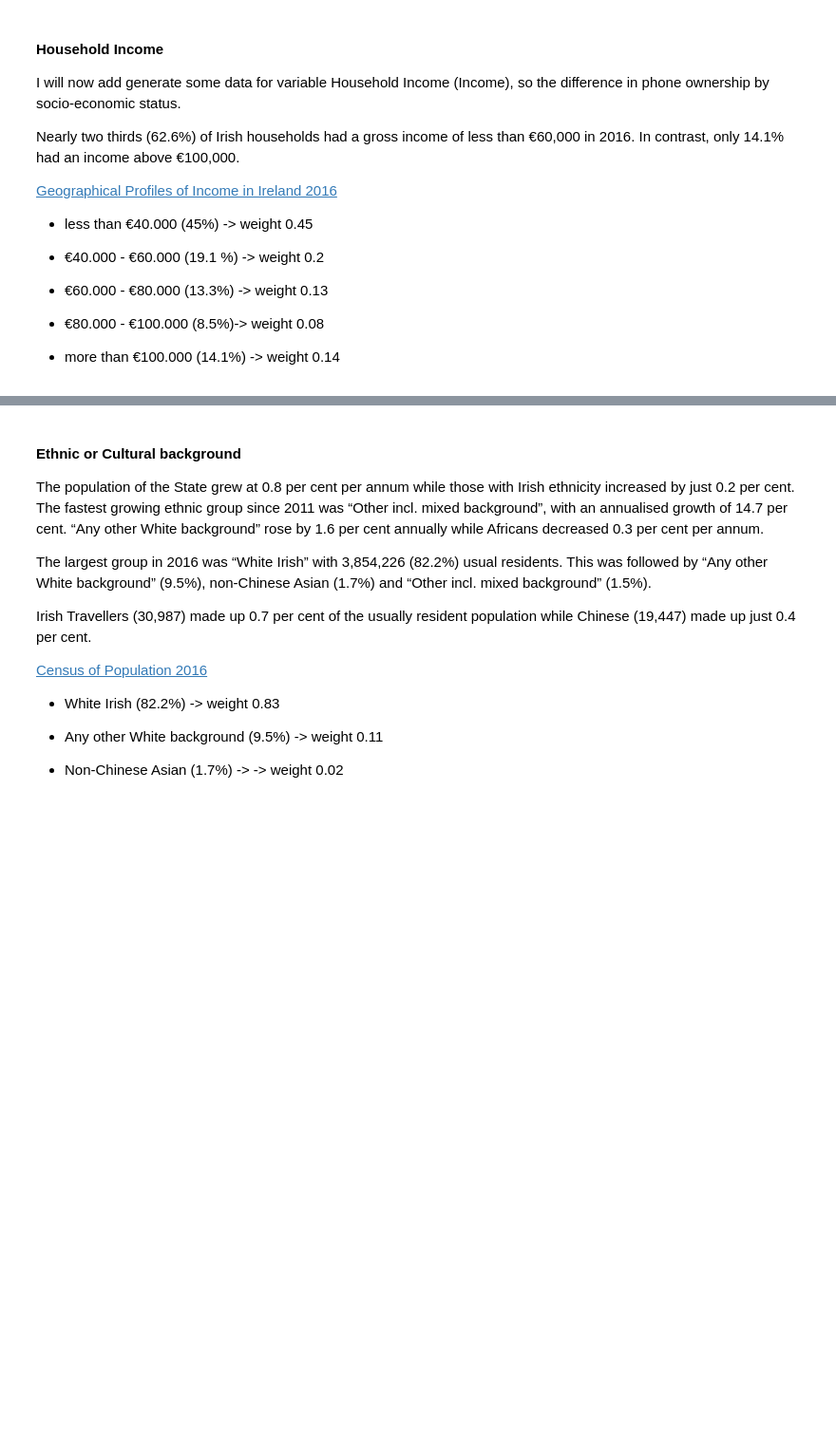
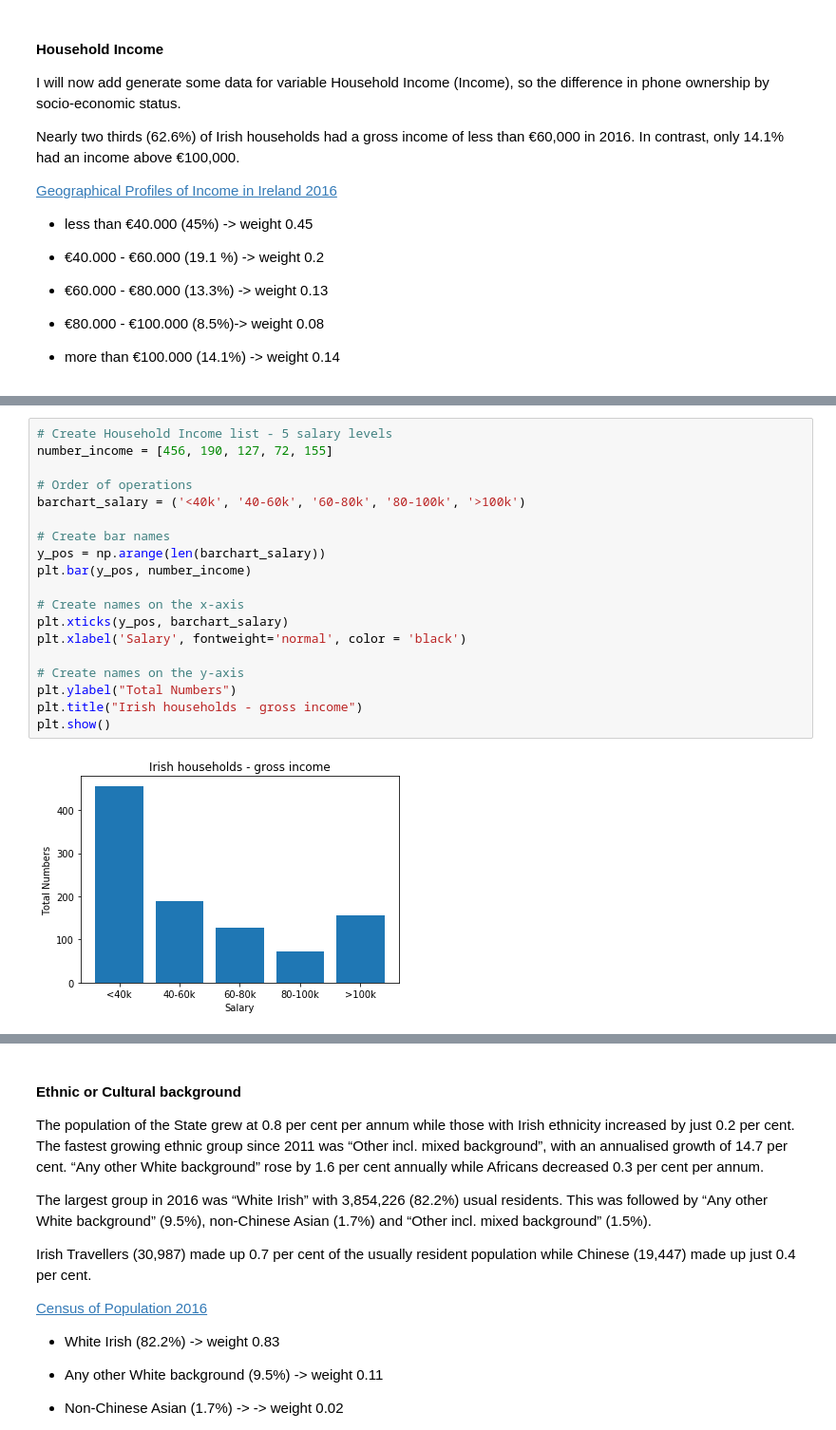
Before and after one commit to HenkT28/Programming_For_Data_Analysis_Project, a Jupyter notebook: Programming_For_Data_Analysis_Project.ipynb, the cells around one changed output, grey strips where cells are left out. Shown: that part at 95% size. Saved outputs shown, nothing was run; the diff lists cells and outputs as text; blank space fills up the shorter version.

```diff
--- a/Programming_For_Data_Analysis_Project.ipynb
+++ b/Programming_For_Data_Analysis_Project.ipynb
@@ -623,3 +683,24 @@ Frequency of unique values of Income array:
+# %%
+# Create Household Income list - 5 salary levels
+number_income = [456, 190, 127, 72, 155]
+
+# Order of operations
+barchart_salary = ('<40k', '40-60k', '60-80k', '80-100k', '>100k')
+
+# Create bar names
+y_pos = np.arange(len(barchart_salary))
+plt.bar(y_pos, number_income)
+
+# Create names on the x-axis
+plt.xticks(y_pos, barchart_salary)
+plt.xlabel('Salary', fontweight='normal', color = 'black')
+
+# Create names on the y-axis
+plt.ylabel("Total Numbers")
+plt.title("Irish households - gross income")
+plt.show()
+# %% [output]
+[figure, added]
 # %% [markdown]
 #### Family
 
```
Also changed, not shown: parts of 26 cells of this notebook.
